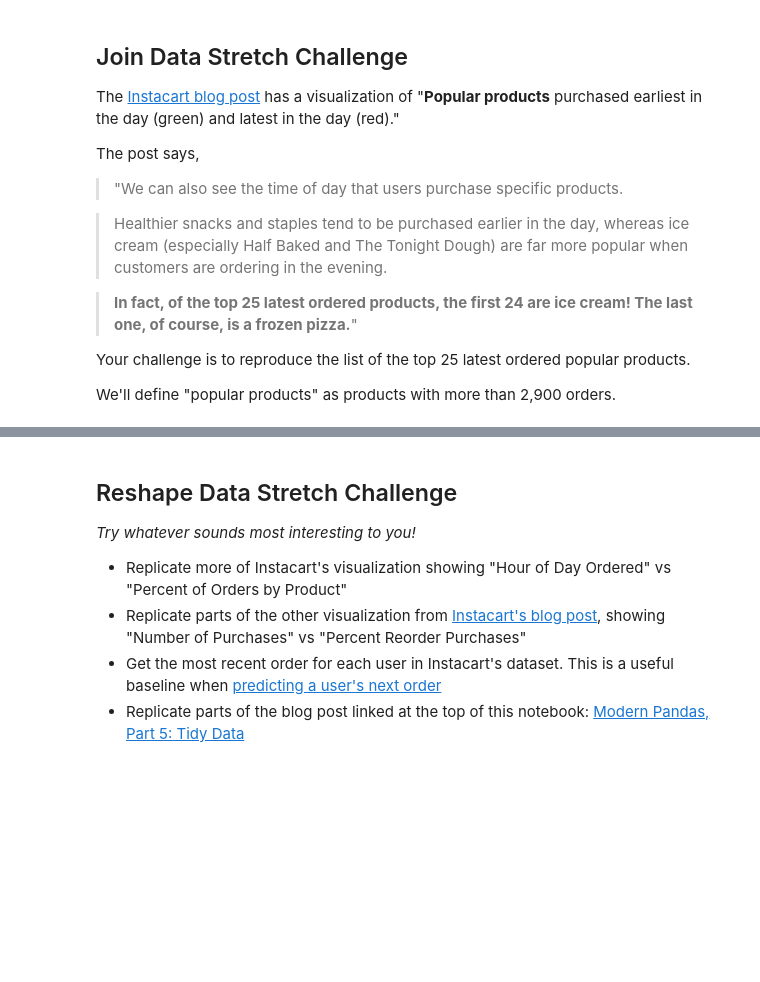
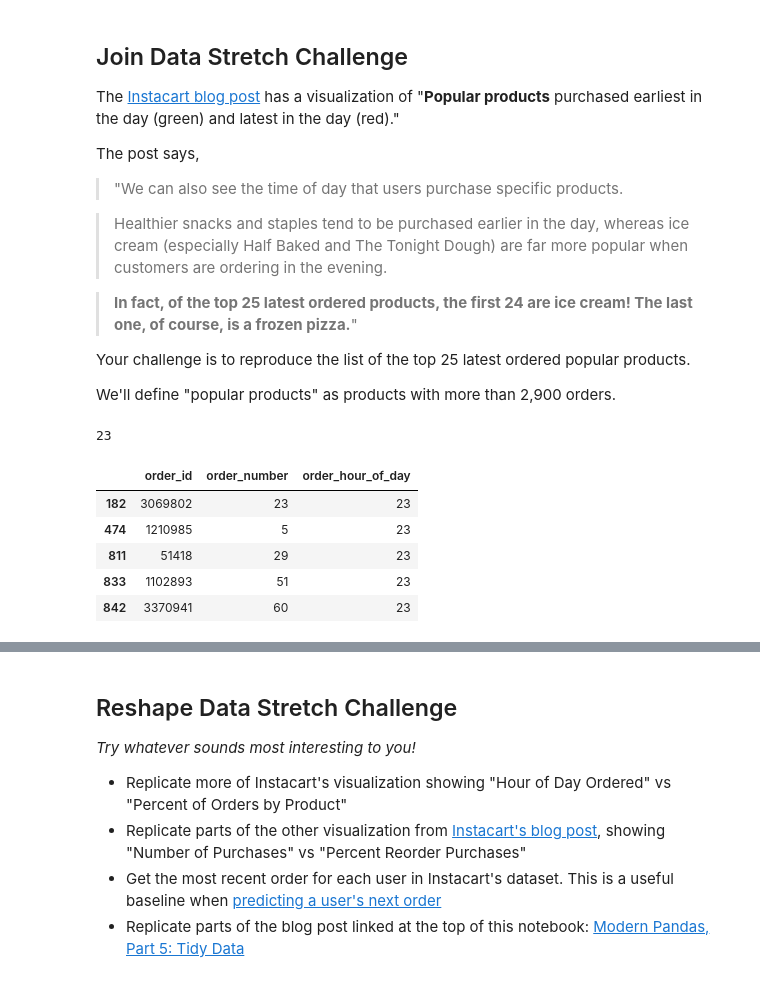
Before and after one commit to sarahxu087/DS-Unit-1-Sprint-1-Data-Wrangling-and-Storytelling, a Jupyter notebook: module3-join-and-reshape-data/Copy_of_LS_DS10_113_Join_and_Reshape_Data_Assignment.ipynb, the cells around one changed output, grey strips where cells are left out. Drawn from its saved outputs; the diff is of its cells as text; code cells hidden in the pictures; blank space fills up the shorter version.

```diff
--- a/module3-join-and-reshape-data/Copy_of_LS_DS10_113_Join_and_Reshape_Data_Assignment.ipynb
+++ b/module3-join-and-reshape-data/Copy_of_LS_DS10_113_Join_and_Reshape_Data_Assignment.ipynb
@@ -389,3 +389,23 @@ The post says,
 Your challenge is to reproduce the list of the top 25 latest ordered popular products.
 
 We'll define "popular products" as products with more than 2,900 orders.
+# %%
+##### YOUR CODE HERE #####
+
+columns = ['order_id',
+           'order_number',
+           'order_hour_of_day']
+print(max(orders['order_hour_of_day']))
+condition= orders['order_hour_of_day']==23
+
+orders_subset = orders.loc[condition,columns]
+
+orders_subset.head()
+# %% [output]
+23
+|  | order_id | order_number | order_hour_of_day |
+| 182 | 3069802 | 23 | 23 |
+| 474 | 1210985 | 5 | 23 |
+| 811 | 51418 | 29 | 23 |
+| 833 | 1102893 | 51 | 23 |
+| 842 | 3370941 | 60 | 23 |
```
Also changed, not shown: parts of 3 cells of this notebook.
